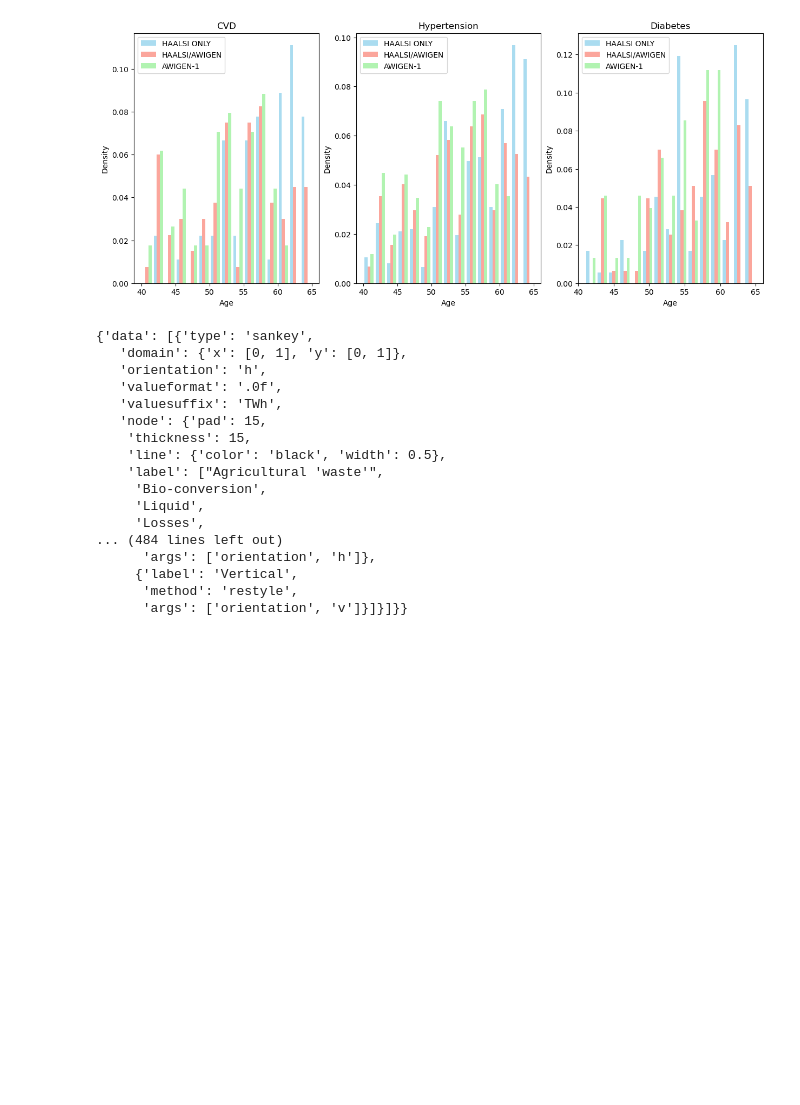
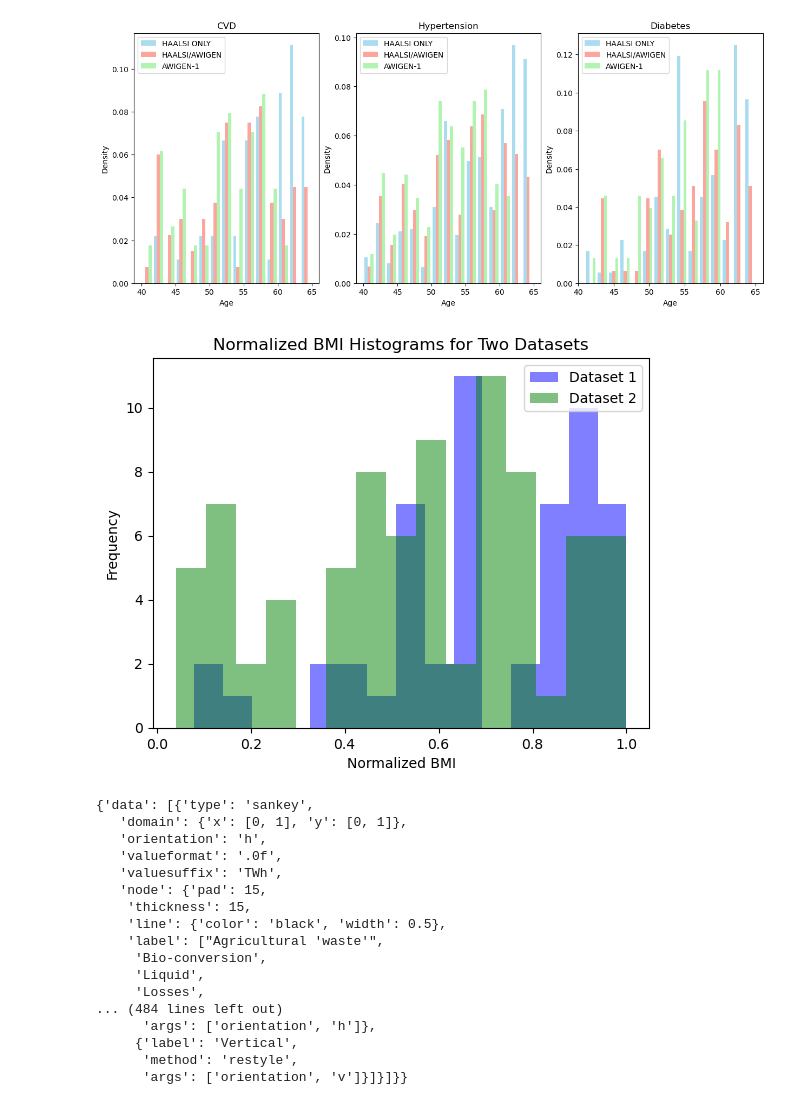
Before and after one commit to kayvinsoo7/HAALSI_work, a Jupyter notebook: work.ipynb, the cells around one changed output. Saved outputs shown, nothing was run; the diff lists cells and outputs as text; code cells hidden in the pictures; blank space fills up the shorter version.

```diff
--- a/work.ipynb
+++ b/work.ipynb
@@ -745,6 +745,34 @@ plt.legend()
 plt.show()
 # %% [output]
 [figure]
+# %%
+import numpy as np
+import matplotlib.pyplot as plt
+
+# Example datasets
+dataset1_bmi = outcome_0_data.Age
+dataset2_bmi = outcome_1_data.Age
+dataset3_bmi = outcome_2_data.age
+
+# Normalize the BMI values to the range [0, 1]
+min_bmi = min(np.min(dataset1_bmi), np.min(dataset2_bmi), np.min(dataset3_bmi))
+max_bmi = max(np.max(dataset1_bmi), np.max(dataset2_bmi), np.min(dataset3_bmi))
+
+normalized_dataset1_bmi = (dataset1_bmi - min_bmi) / (max_bmi - min_bmi)
+normalized_dataset2_bmi = (dataset2_bmi - min_bmi) / (max_bmi - min_bmi)
+normalized_dataset3_bmi = (dataset3_bmi - min_bmi) / (max_bmi - min_bmi)
+
+# Plot histograms
+plt.hist(normalized_dataset1_bmi, alpha=0.5, label='Dataset 1', bins=15, color='blue')
+plt.hist(normalized_dataset2_bmi, alpha=0.5, label='Dataset 2', bins=15, color='green')
+
+plt.xlabel('Normalized BMI')
+plt.ylabel('Frequency')
+plt.title('Normalized BMI Histograms for Two Datasets')
+plt.legend(loc='upper right')
+plt.show()
+# %% [output]
+[figure, added]
 # %%
 awi_hyp = HAALSI_AWI_TR_AGE[HAALSI_AWI_TR_AGE['hypertension_status'] == 1].copy()
 haa_hyp = HAALSI_ONLY_TR_AGE[HAALSI_ONLY_TR_AGE['hypertension_status'] == 1].copy()
```
Also changed, not shown: parts of 4 cells of this notebook.
